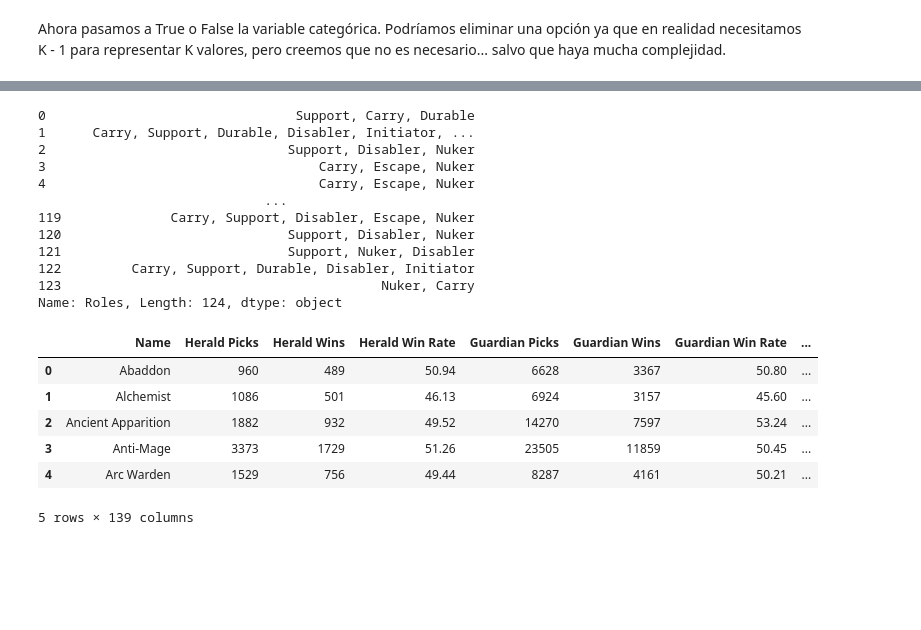
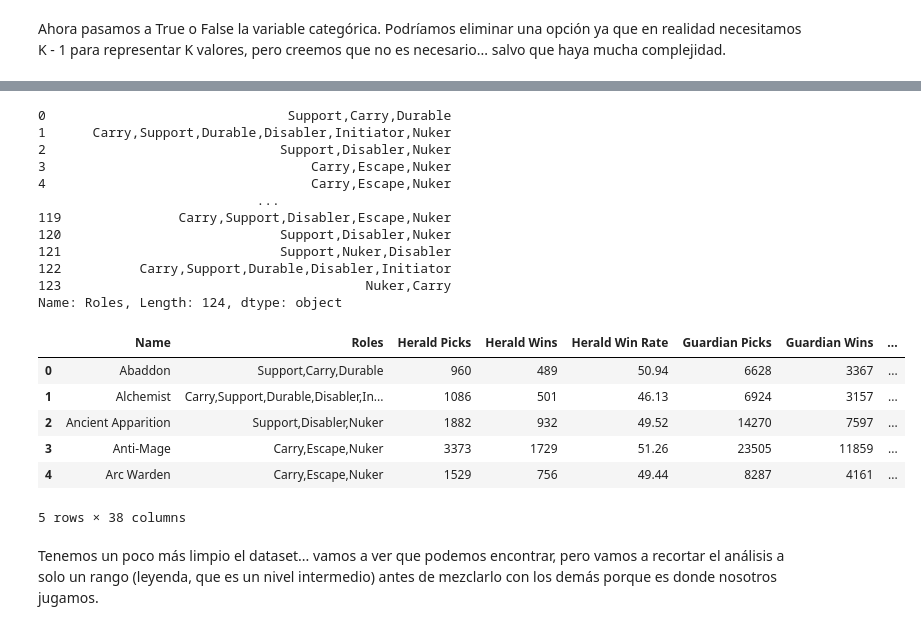
Before and after one commit to erikhromek/CEIOT-ML_TPF, a Jupyter notebook: TPF.ipynb, the cells around one changed output, grey strips where cells are left out. Drawn from its saved outputs; the diff is of its cells as text; code cells hidden in the pictures; blank space fills up the shorter version.

```diff
--- a/TPF.ipynb
+++ b/TPF.ipynb
@@ -71,31 +71,37 @@ Name: Primary Attribute, Length: 124, dtype: object
 5 rows × 30 columns
 # %%
 # Debemos también mover los diferentes Roles de un héroe a columnas, no nos sirve así. PEro no está en formato lista, sino que es un string con los roles separados por comas.
+
+dataset['Roles'] = dataset['Roles'].str.replace(" ","")
 
 roles = dataset['Roles']
 
 print(roles)
 
-dataset = pd.concat([pd.get_dummies(dataset, columns = ['Roles']), dataset['Roles'].str.get_dummies(sep=', ').add_prefix('Role_')], axis=1)
+dataset = pd.concat([dataset, dataset['Roles'].str.get_dummies(sep=',')], axis=1)
+
+#dataset = pd.concat([pd.get_dummies(dataset, columns = ['Roles']), dataset['Roles'].str.get_dummies(sep=',')], axis=1)
 
 dataset.head()
 # %% [output]
-0                                Support, Carry, Durable
-1      Carry, Support, Durable, Disabler, Initiator, ...
-2                               Support, Disabler, Nuker
-3                                   Carry, Escape, Nuker
-4                                   Carry, Escape, Nuker
-                             ...
-119              Carry, Support, Disabler, Escape, Nuker
-120                             Support, Disabler, Nuker
-121                             Support, Nuker, Disabler
-122         Carry, Support, Durable, Disabler, Initiator
-123                                         Nuker, Carry
+0                               Support,Carry,Durable
+1      Carry,Support,Durable,Disabler,Initiator,Nuker
+2                              Support,Disabler,Nuker
+3                                  Carry,Escape,Nuker
+4                                  Carry,Escape,Nuker
+                            ...
+119               Carry,Support,Disabler,Escape,Nuker
+120                            Support,Disabler,Nuker
+121                            Support,Nuker,Disabler
+122          Carry,Support,Durable,Disabler,Initiator
+123                                       Nuker,Carry
 Name: Roles, Length: 124, dtype: object
-|  | Name | Herald Picks | Herald Wins | Herald Win Rate | Guardian Picks | Guardian Wins | Guardian Win Rate | ... |
-| 0 | Abaddon | 960 | 489 | 50.94 | 6628 | 3367 | 50.80 | ... |
-| 1 | Alchemist | 1086 | 501 | 46.13 | 6924 | 3157 | 45.60 | ... |
-| 2 | Ancient Apparition | 1882 | 932 | 49.52 | 14270 | 7597 | 53.24 | ... |
-| 3 | Anti-Mage | 3373 | 1729 | 51.26 | 23505 | 11859 | 50.45 | ... |
-| 4 | Arc Warden | 1529 | 756 | 49.44 | 8287 | 4161 | 50.21 | ... |
+|  | Name | Roles | Herald Picks | Herald Wins | Herald Win Rate | Guardian Picks | Guardian Wins | ... |
+| 0 | Abaddon | Support,Carry,Durable | 960 | 489 | 50.94 | 6628 | 3367 | ... |
+| 1 | Alchemist | Carry,Support,Durable,Disabler,In... | 1086 | 501 | 46.13 | 6924 | 3157 | ... |
+| 2 | Ancient Apparition | Support,Disabler,Nuker | 1882 | 932 | 49.52 | 14270 | 7597 | ... |
+| 3 | Anti-Mage | Carry,Escape,Nuker | 3373 | 1729 | 51.26 | 23505 | 11859 | ... |
+| 4 | Arc Warden | Carry,Escape,Nuker | 1529 | 756 | 49.44 | 8287 | 4161 | ... |
-5 rows × 139 columns
+5 rows × 38 columns
+# %% [markdown]
+Tenemos un poco más limpio el dataset... vamos a ver que podemos encontrar, pero vamos a recortar el análisis a solo un rango (leyenda, que es un nivel intermedio) antes de mezclarlo con los demás porque es donde nosotros jugamos.
```
Also changed, not shown: parts of 13 cells of this notebook.
